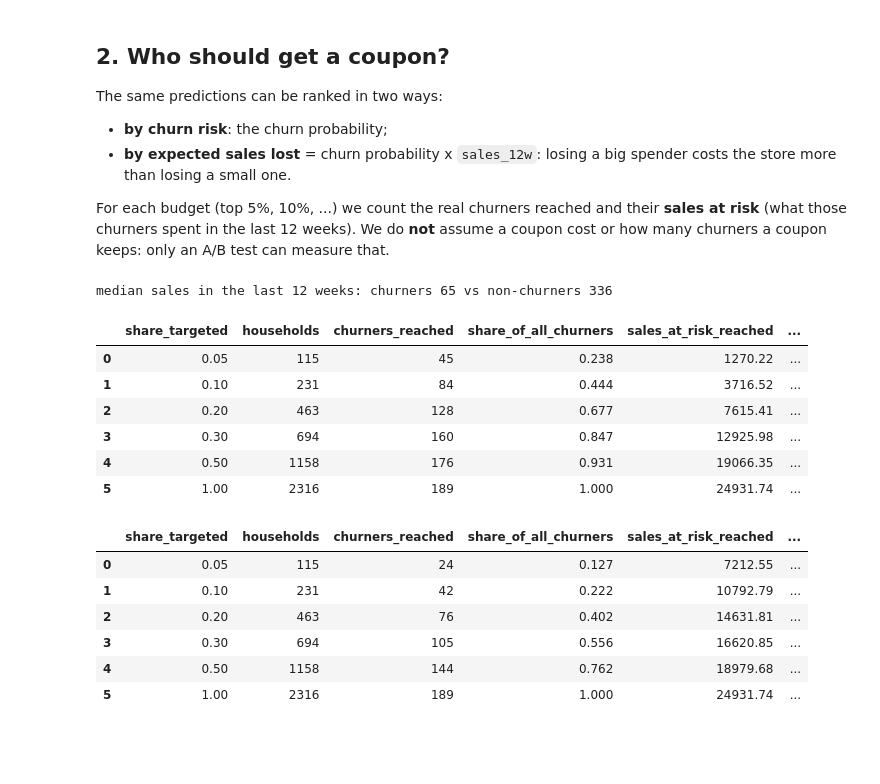
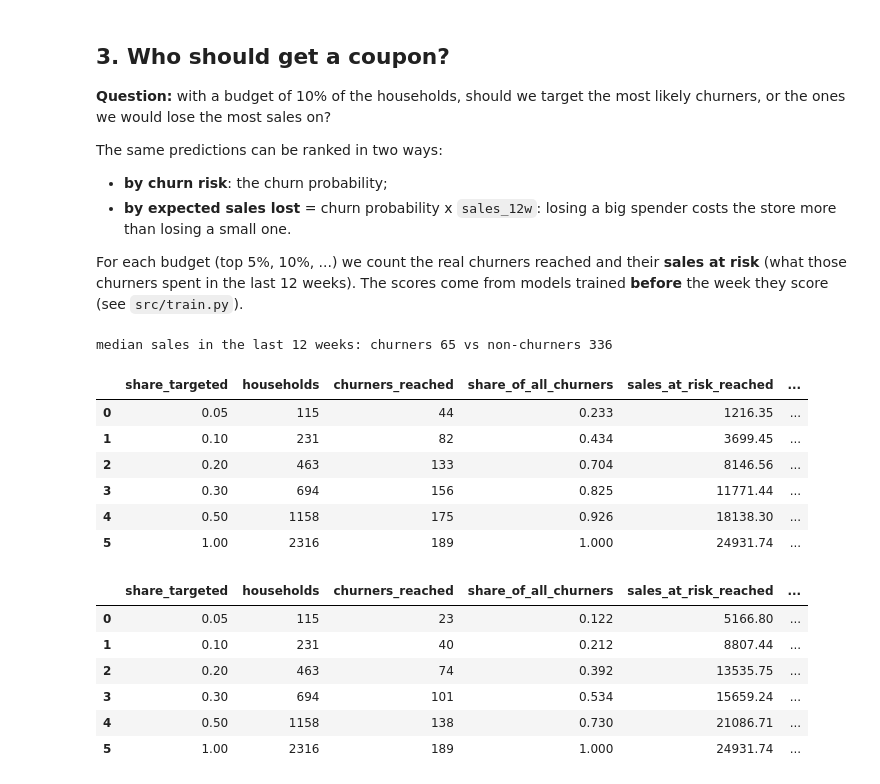
Before and after one commit to NamAnh-dev/Dunnhumby-retention-campaign, a Jupyter notebook: notebooks/03_explain_and_business.ipynb, the cells around one changed output. Cells and saved outputs as stored; diff of their text form; code cells hidden in the pictures; blank space fills up the shorter version.

```diff
--- a/notebooks/03_explain_and_business.ipynb
+++ b/notebooks/03_explain_and_business.ipynb
@@ -100,38 +128,41 @@ latest.loc[sample.index[riskiest], ["recency_weeks", "active_weeks_12w", "active
 # %% [markdown]
-## 2. Who should get a coupon?
+## 3. Who should get a coupon?
+
+**Question:** with a budget of 10% of the households, should we target the most likely churners, or the ones we would lose the most sales on?
 
 The same predictions can be ranked in two ways:
 * **by churn risk**: the churn probability;
 * **by expected sales lost** = churn probability x `sales_12w`: losing a big spender costs the store more than losing a small one.
 
-For each budget (top 5%, 10%, ...) we count the real churners reached and their **sales at risk** (what those churners spent in the last 12 weeks).
-We do **not** assume a coupon cost or how many churners a coupon keeps: only an A/B test can measure that.
+For each budget (top 5%, 10%, ...) we count the real churners reached and their **sales at risk** (what those churners spent
+in the last 12 weeks). The scores come from models trained **before** the week they score (see `src/train.py`).
 # %%
 from src.business import targeting_table
 
-sales = test["sales_12w"].to_numpy()
+y, sales = test["churn"].to_numpy(), test["sales_12w"].to_numpy()
+risk = test[f"score_{FINAL_MODEL}"].to_numpy()
 print(f"median sales in the last 12 weeks: churners {np.median(sales[y == 1]):.0f} vs non-churners {np.median(sales[y == 0]):.0f}")
 by_risk = targeting_table(y, risk, sales)
 by_value = targeting_table(y, risk * sales, sales)
 by_risk
 # %% [output]
 median sales in the last 12 weeks: churners 65 vs non-churners 336
 |  | share_targeted | households | churners_reached | share_of_all_churners | sales_at_risk_reached | ... |
-| 0 | 0.05 | 115 | 45 | 0.238 | 1270.22 | ... |
-| 1 | 0.10 | 231 | 84 | 0.444 | 3716.52 | ... |
-| 2 | 0.20 | 463 | 128 | 0.677 | 7615.41 | ... |
-| 3 | 0.30 | 694 | 160 | 0.847 | 12925.98 | ... |
-| 4 | 0.50 | 1158 | 176 | 0.931 | 19066.35 | ... |
+| 0 | 0.05 | 115 | 44 | 0.233 | 1216.35 | ... |
+| 1 | 0.10 | 231 | 82 | 0.434 | 3699.45 | ... |
+| 2 | 0.20 | 463 | 133 | 0.704 | 8146.56 | ... |
+| 3 | 0.30 | 694 | 156 | 0.825 | 11771.44 | ... |
+| 4 | 0.50 | 1158 | 175 | 0.926 | 18138.30 | ... |
 | 5 | 1.00 | 2316 | 189 | 1.000 | 24931.74 | ... |
 # %%
 by_value
 # %% [output]
 |  | share_targeted | households | churners_reached | share_of_all_churners | sales_at_risk_reached | ... |
-| 0 | 0.05 | 115 | 24 | 0.127 | 7212.55 | ... |
-| 1 | 0.10 | 231 | 42 | 0.222 | 10792.79 | ... |
-| 2 | 0.20 | 463 | 76 | 0.402 | 14631.81 | ... |
-| 3 | 0.30 | 694 | 105 | 0.556 | 16620.85 | ... |
-| 4 | 0.50 | 1158 | 144 | 0.762 | 18979.68 | ... |
+| 0 | 0.05 | 115 | 23 | 0.122 | 5166.80 | ... |
+| 1 | 0.10 | 231 | 40 | 0.212 | 8807.44 | ... |
+| 2 | 0.20 | 463 | 74 | 0.392 | 13535.75 | ... |
+| 3 | 0.30 | 694 | 101 | 0.534 | 15659.24 | ... |
+| 4 | 0.50 | 1158 | 138 | 0.730 | 21086.71 | ... |
 | 5 | 1.00 | 2316 | 189 | 1.000 | 24931.74 | ... |
 # %%
 fig, axes = plt.subplots(1, 2, figsize=(13, 4))
```
Also changed, not shown: parts of 21 cells of this notebook, 4 other files.
